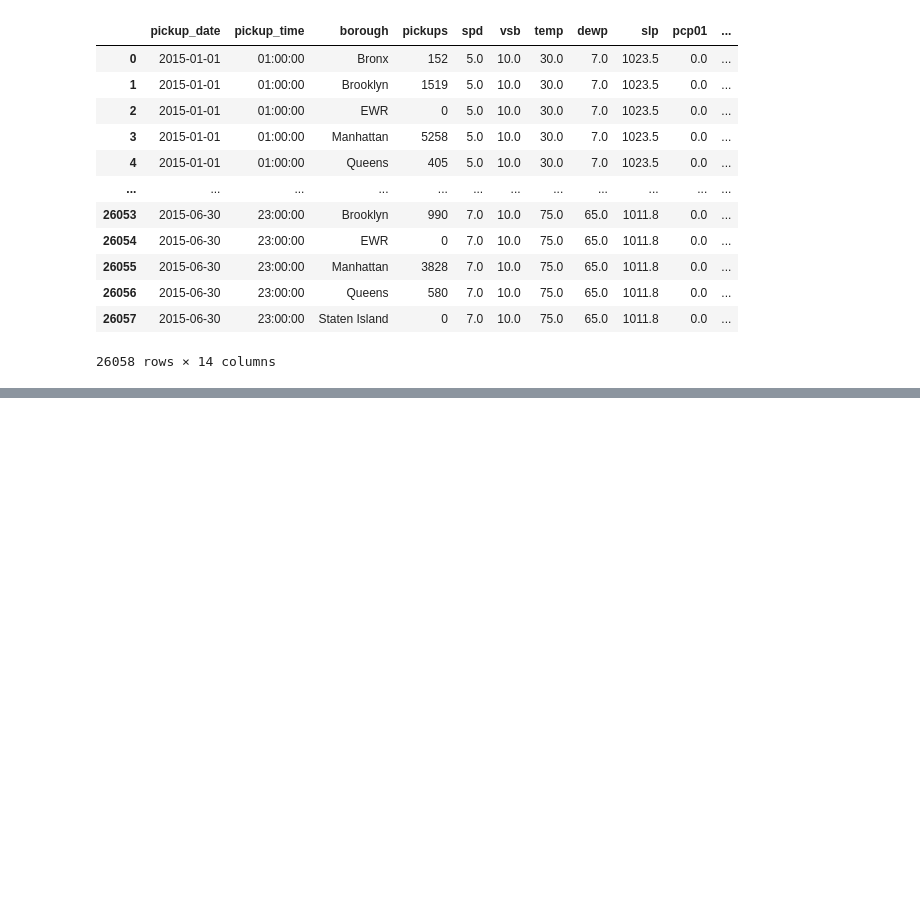
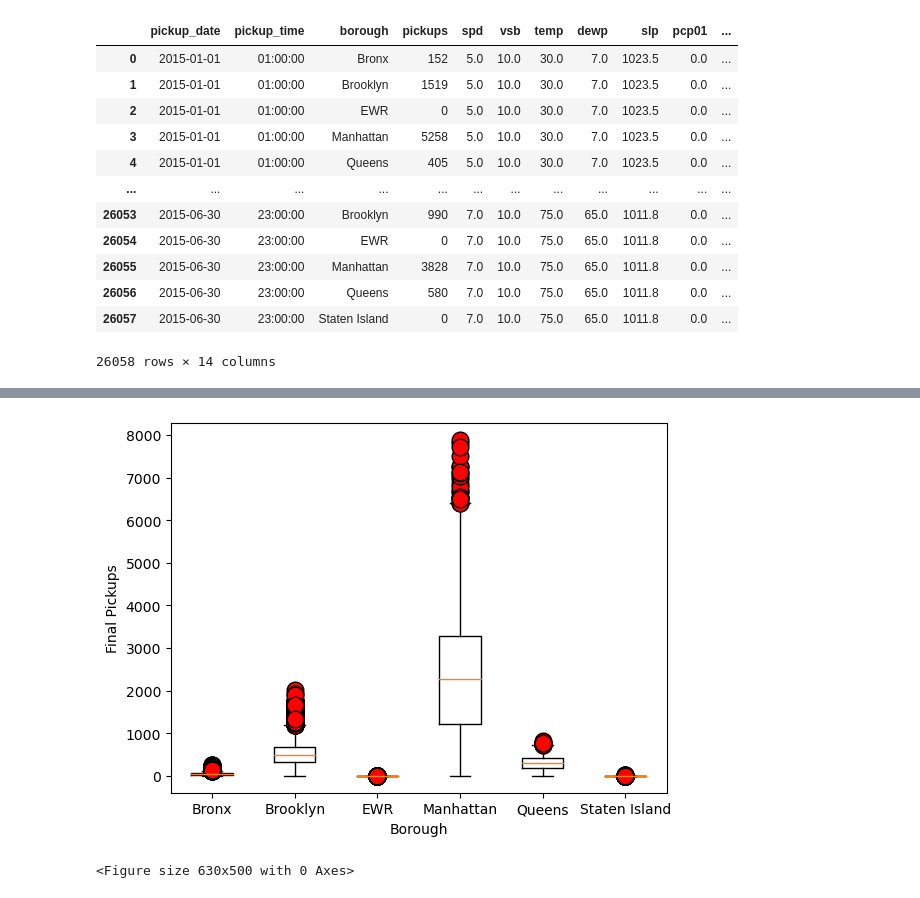
Before and after one commit to Jherza-X/Project1-Group9, a Jupyter notebook: Uber-Weather-Project/project-1 - Q1.ipynb, the cells around one changed output, grey strips where cells are left out. Drawn from its saved outputs; the diff is of its cells as text; code cells hidden in the pictures; blank space fills up the shorter version.

```diff
--- a/Uber-Weather-Project/project-1 - Q1.ipynb
+++ b/Uber-Weather-Project/project-1 - Q1.ipynb
@@ -54,0 +194,13 @@ df
+# %%
+borough_list = ['Bronx', 'Brooklyn', 'EWR', 'Manhattan', 'Queens', 'Staten Island']
+
+
+borough_data =[]
+
+# Calculate the IQR and quantitatively determine if there are any potential outliers.
+
+for x in borough_list:
+    new_df = df.loc[df["borough"] == x]
+    temperature_data = new_df[["temp",'pickups']]
+    borough_data.append(temperature_data)
+borough_data
@@ -54,0 +225,35 @@ df
+# %%
+borough_list = ['Bronx', 'Brooklyn', 'EWR', 'Manhattan', 'Queens', 'Staten Island']
+
+borough_data =[]
+
+# Calculate the IQR and quantitatively determine if there are any potential outliers.
+
+for x in borough_list:
+    new_df = df.loc[df["borough"] == x]
+    temperature_data = new_df['pickups']
+    borough_data.append(temperature_data)
+
+    quartiles = temperature_data.quantile([.25,.5,.75])
+    lowerq = quartiles[.25]
+    upperq= quartiles[.75]
+    iqr = upperq-lowerq
+    # Determine outliers using upper and lower bounds
+    lower_bound = lowerq - (1.5*iqr)
+    upper_bound = upperq + (1.5*iqr)
+    outliers = new_df[(new_df['pickups'] < lower_bound) |
+                            (new_df['pickups'] > upper_bound)]
+
+fig, ax = plt.subplots()
+plt.figure(figsize=(6.3,5))
+bp = ax.boxplot(borough_data, labels=borough_list)
+plt.setp(bp["fliers"], marker="o", markersize=12, markerfacecolor="r", markeredgecolor="black", alpha=1)
+
+ax.set_xlabel("Borough")
+ax.set_ylabel("Final Pickups")
+
+
+plt.show()
+# %% [output]
+[figure, added]
+<Figure size 630x500 with 0 Axes>
```
Also changed, not shown: parts of 15 cells of this notebook.
